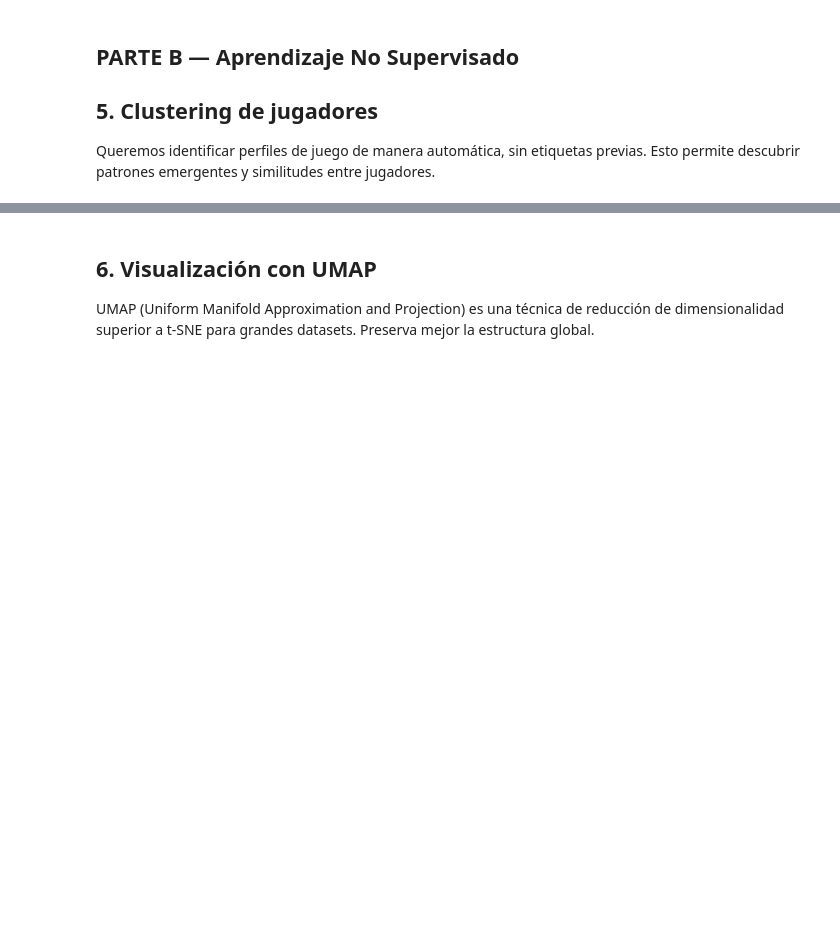
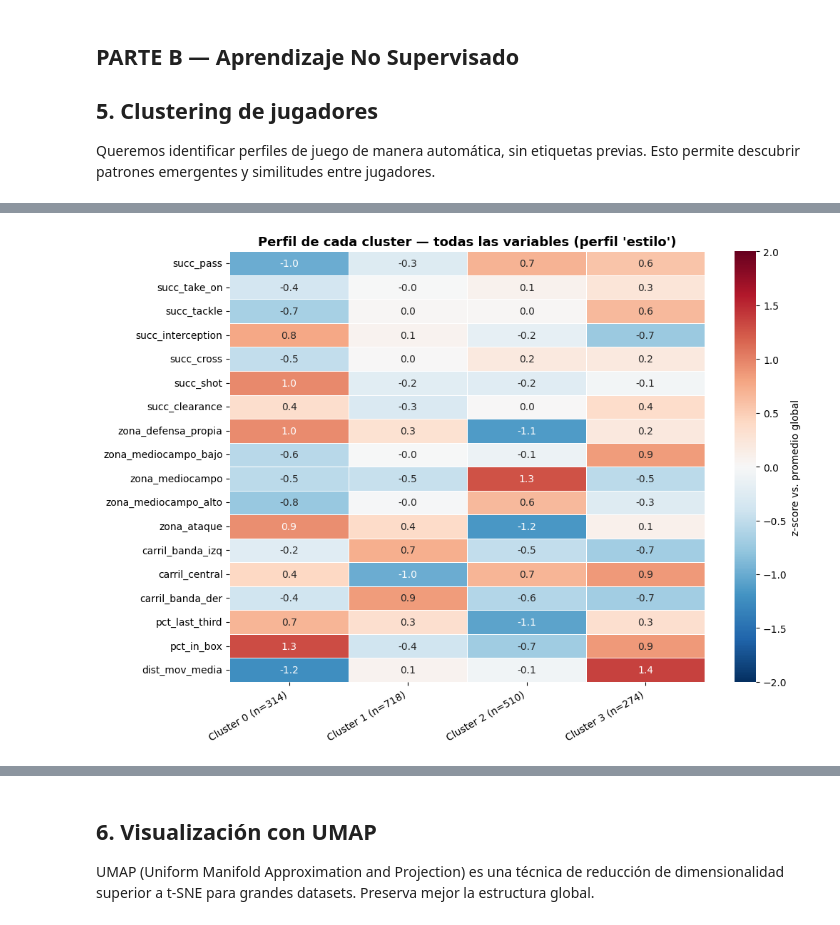
Before and after one commit to guillealonso/futbol-ciencia-datos-2026, a Jupyter notebook: notebooks/P3_Supervisado_NoSupervisado.ipynb, the cells around one changed output, grey strips where cells are left out. Saved outputs shown, nothing was run; the diff lists cells and outputs as text; code cells hidden in the pictures; blank space fills up the shorter version.

```diff
--- a/notebooks/P3_Supervisado_NoSupervisado.ipynb
+++ b/notebooks/P3_Supervisado_NoSupervisado.ipynb
@@ -729,0 +907,23 @@ plt.show()
+# %%
+# Heatmap z-score de todas las variables del perfil por cluster
+feat_cols = [c for c in player_vectors.columns if c not in ('cluster', 'role_name')]
+
+Z = (player_vectors[feat_cols] - player_vectors[feat_cols].mean()) / (player_vectors[feat_cols].std() + 1e-9)
+cluster_z = Z.groupby(player_vectors['cluster']).mean()
+n_por_cluster = player_vectors['cluster'].value_counts().sort_index()
+cluster_z.index = [f'Cluster {k} (n={n_por_cluster[k]})' for k in cluster_z.index]
+
+fig, ax = plt.subplots(figsize=(1.6 * len(cluster_z) + 4, 0.30 * len(feat_cols) + 2))
+sns.heatmap(
+    cluster_z.T, annot=True, fmt='.1f', cmap='RdBu_r', center=0, vmin=-2, vmax=2,
+    linewidths=0.4, cbar_kws={'label': 'z-score vs. promedio global'}, ax=ax
+)
+ax.set_title(f"Perfil de cada cluster — todas las variables (perfil '{PERFIL}')",
+             fontsize=13, fontweight='bold')
+ax.set_xlabel('')
+ax.set_ylabel('')
+plt.xticks(rotation=30, ha='right')
+plt.tight_layout()
+plt.show()
+# %% [output]
+[figure, added]
```
Also changed, not shown: parts of 40 cells of this notebook, 9 other files.
